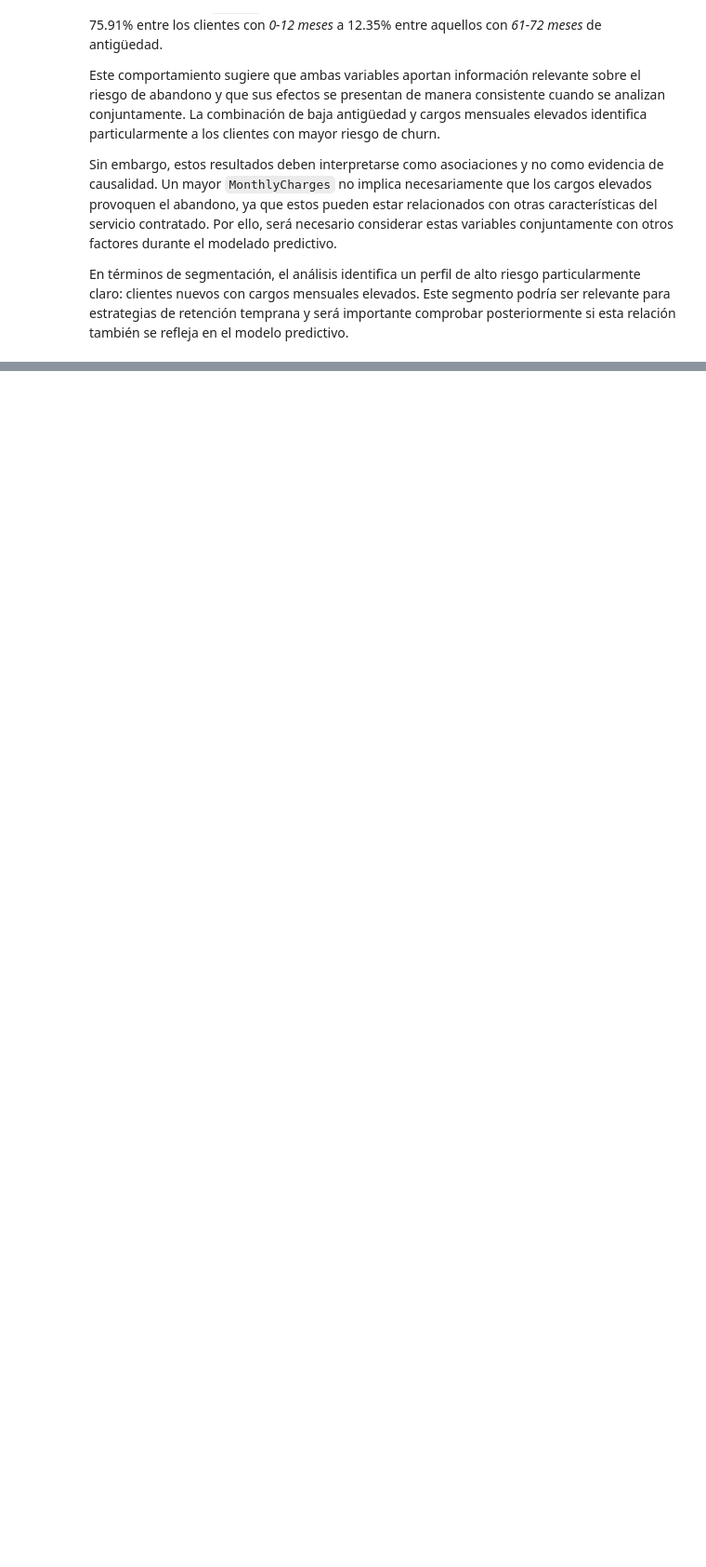
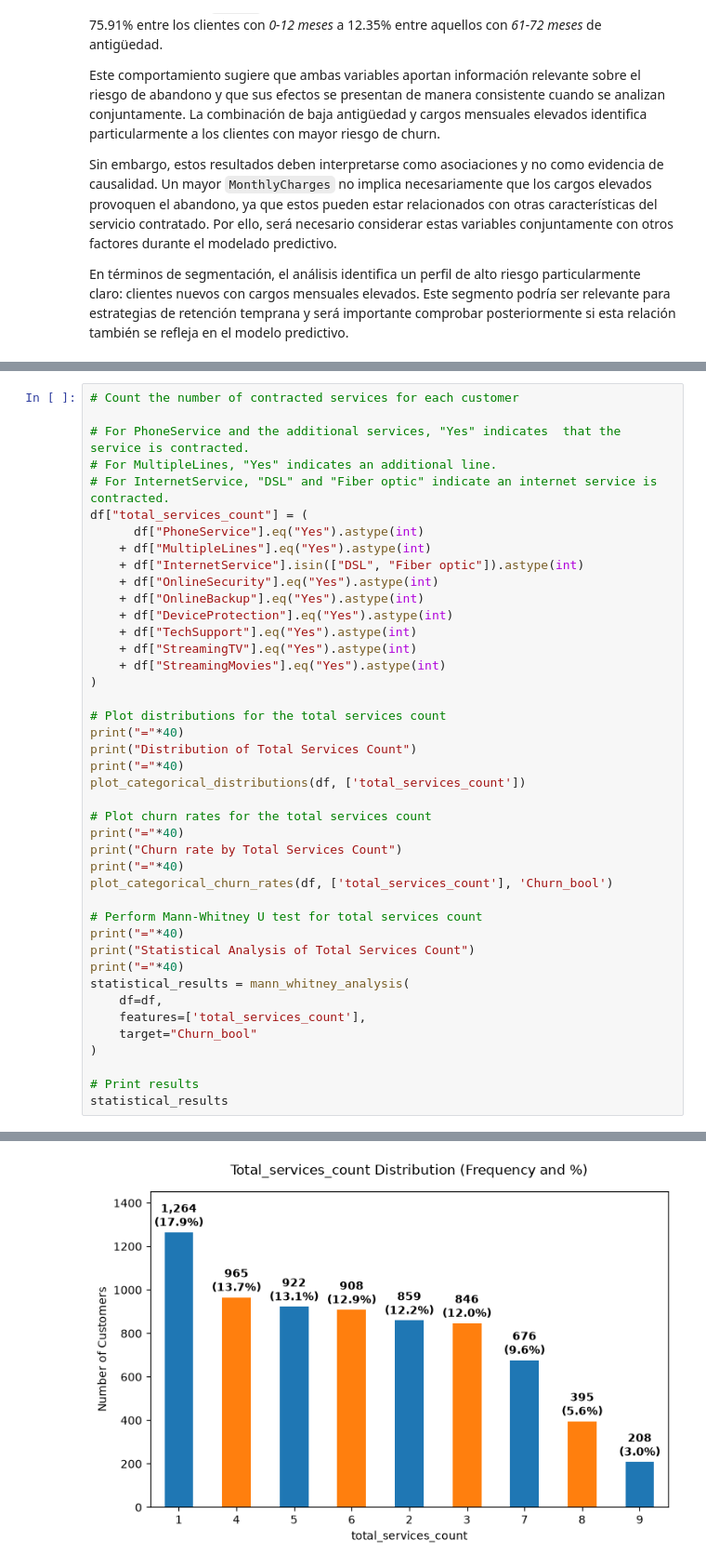
Before and after one commit to josue-rdgzcb/customer-churn-prediction-and-segmentation, a Jupyter notebook: notebooks/01_data_exploration.ipynb, the cells around one changed output, grey strips where cells are left out. Shown at 93% size. Cells and saved outputs as stored; diff of their text form; blank space fills up the shorter version.

Commit message:
feat(notebook): add combined service analysis

```diff
--- a/notebooks/01_data_exploration.ipynb
+++ b/notebooks/01_data_exploration.ipynb
@@ -1464,0 +1379,43 @@ tenure_group
+# %%
+# Count the number of contracted services for each customer
+
+# For PhoneService and the additional services, "Yes" indicates  that the service is contracted.
+# For MultipleLines, "Yes" indicates an additional line.
+# For InternetService, "DSL" and "Fiber optic" indicate an internet service is contracted.
+df["total_services_count"] = (
+      df["PhoneService"].eq("Yes").astype(int)
+    + df["MultipleLines"].eq("Yes").astype(int)
+    + df["InternetService"].isin(["DSL", "Fiber optic"]).astype(int)
+    + df["OnlineSecurity"].eq("Yes").astype(int)
+    + df["OnlineBackup"].eq("Yes").astype(int)
+    + df["DeviceProtection"].eq("Yes").astype(int)
+    + df["TechSupport"].eq("Yes").astype(int)
+    + df["StreamingTV"].eq("Yes").astype(int)
+    + df["StreamingMovies"].eq("Yes").astype(int)
+)
+
+# Plot distributions for the total services count
+print("="*40)
+print("Distribution of Total Services Count")
+print("="*40)
+plot_categorical_distributions(df, ['total_services_count'])
+
+# Plot churn rates for the total services count
+print("="*40)
+print("Churn rate by Total Services Count")
+print("="*40)
+plot_categorical_churn_rates(df, ['total_services_count'], 'Churn_bool')
+
+# Perform Mann-Whitney U test for total services count
+print("="*40)
+print("Statistical Analysis of Total Services Count")
+print("="*40)
+statistical_results = mann_whitney_analysis(
+    df=df,
+    features=['total_services_count'],
+    target="Churn_bool"
+)
+
+# Print results
+statistical_results
+# %% [output]
@@ -1464,0 +1425 @@ tenure_group
+[figure, added]
```
Also changed, not shown: parts of 21 cells of this notebook.
